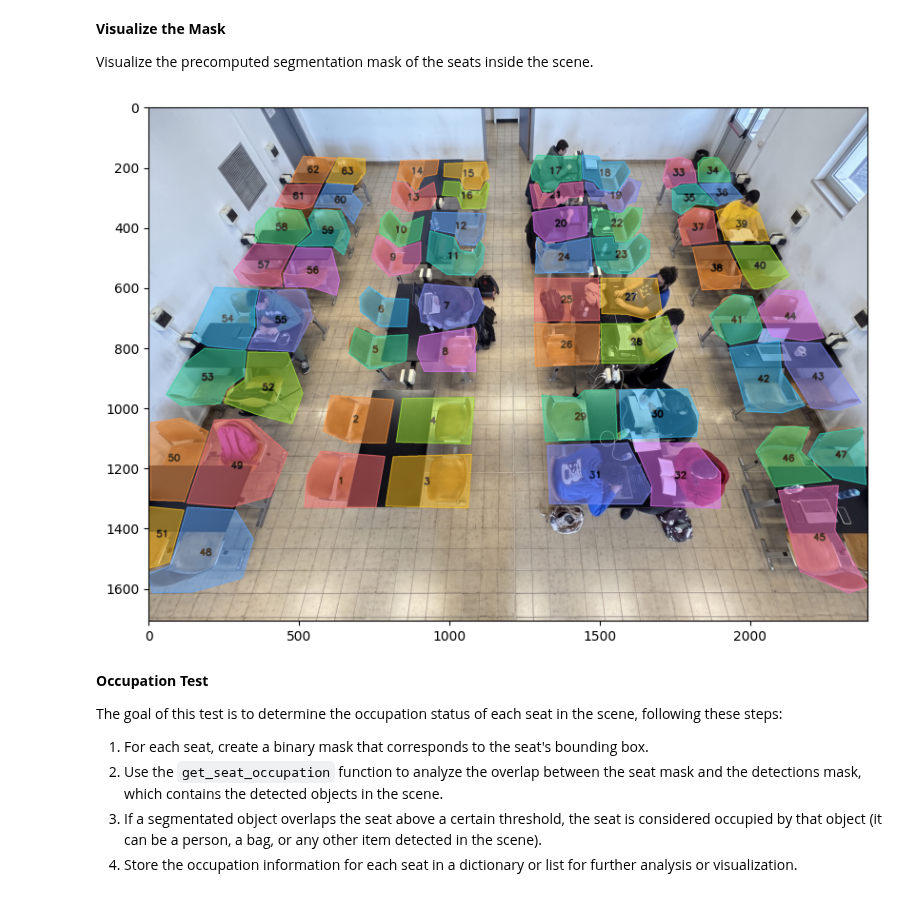
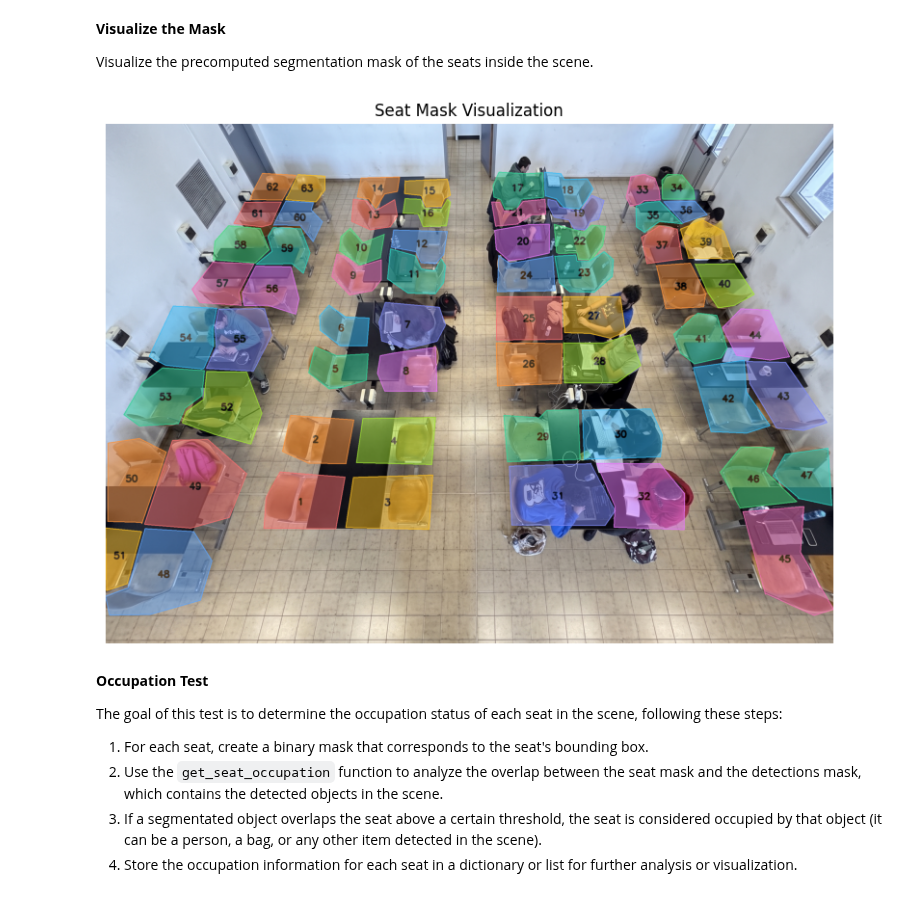
Before and after one commit to AndCamo/EgiNB-Project, a Jupyter notebook: backend/testing-notebook.ipynb, the cells around one changed output. Cells and saved outputs as stored; diff of their text form; code cells hidden in the pictures.

```diff
--- a/backend/testing-notebook.ipynb
+++ b/backend/testing-notebook.ipynb
@@ -117,34 +119,37 @@ def visualize_mask(image_path: str, mask_path: str, json_path: str) -> np.ndarra
             if M['m00'] != 0:
                 cX = int(M['m10'] / M['m00'])
                 cY = int(M['m01'] / M['m00'])
                 cv2.putText(overlay,
                     str(seat_id),
                     (cX - 20, cY + 10),
                     cv2.FONT_HERSHEY_SIMPLEX,
                     1, (0, 0, 0), 3, cv2.LINE_AA)
 
 
 
 
     alpha = 0.5  # transparency factor (0.0 - fully transparent, 1.0 - fully opaque)
     # Blend the overlay with the output image using the specified alpha for transparency
     # formula: output * (1 - alpha) + overlay * alpha
     cv2.addWeighted(overlay, alpha, output, 1 - alpha, 0, output)
 
     return output
 
 result = visualize_mask(
     image_path=IMAGE_PATH,
     mask_path=MASK_PATH,
     json_path=SEATS_JSON_PATH,
 )
 
 plt.figure(figsize=(15, 7))
 result_rgb = cv2.cvtColor(result, cv2.COLOR_BGR2RGB)
 plt.imshow(result_rgb)
+# hide axes for better visualization
+plt.axis('off')
+plt.title("Seat Mask Visualization")
 plt.show()
 # %% [output]
-[figure, old version]
+[figure, new version]
 # %% [markdown]
 **Occupation Test**
 
```
Also changed, not shown: parts of 4 cells of this notebook, 8 other files.
